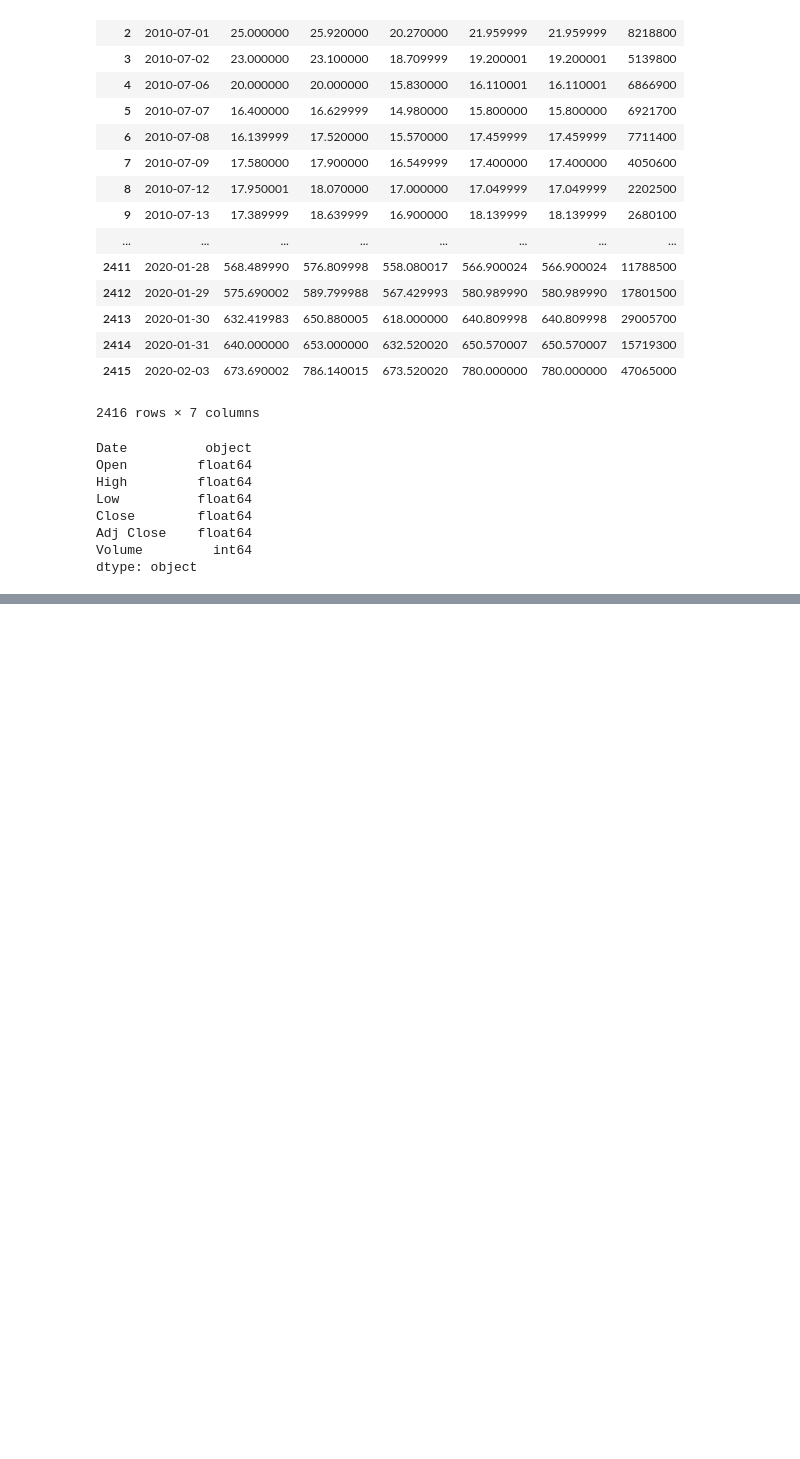
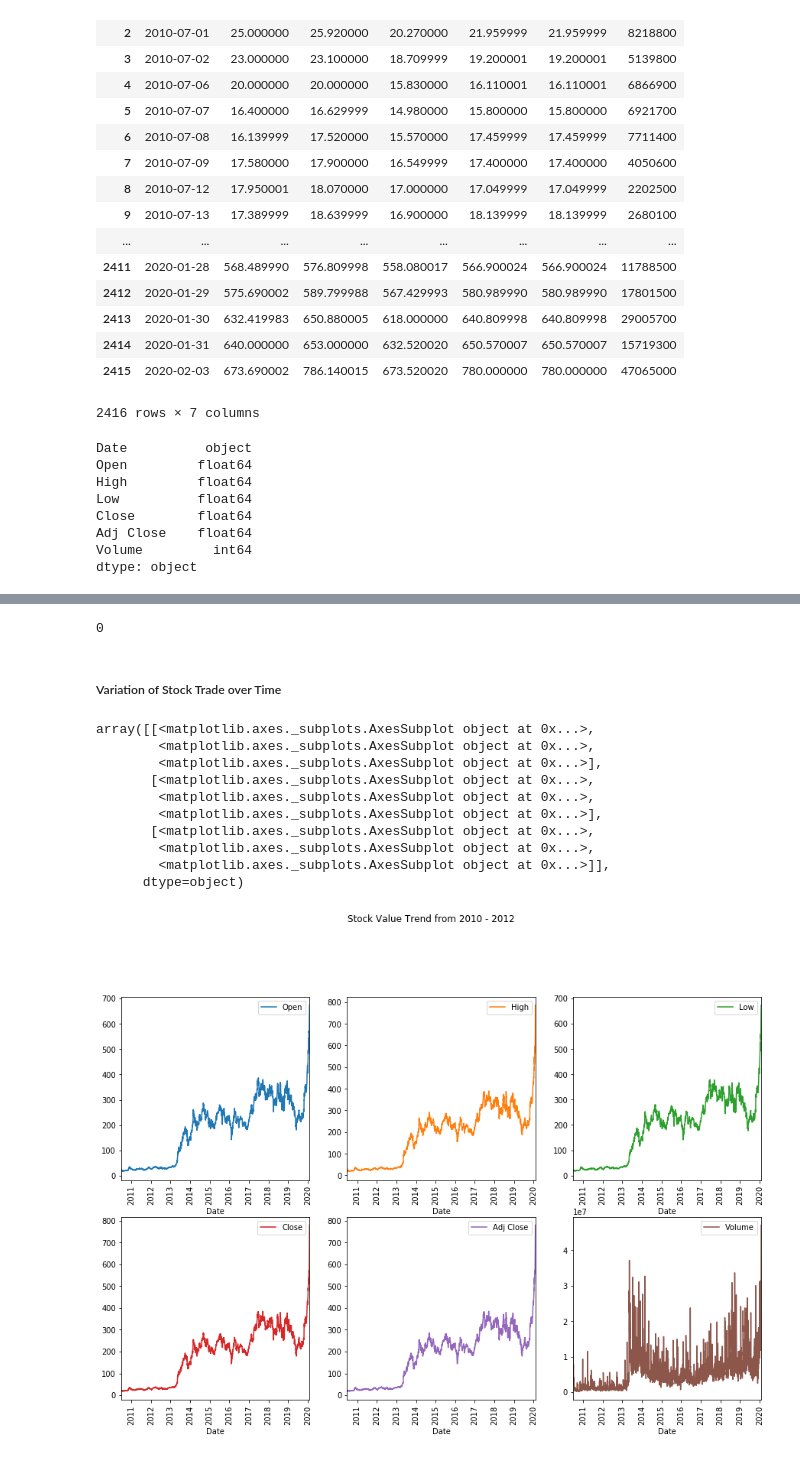
Before and after one commit to abpandey4/Tesla-Stock-Exploratory-Data-Analysis, a Jupyter notebook: Data Analysis on Tesla Stock Data 2010 - 2020.ipynb, the cells around one changed output, grey strips where cells are left out. Saved outputs shown, nothing was run; the diff lists cells and outputs as text; code cells hidden in the pictures; blank space fills up the shorter version.

```diff
--- a/Data Analysis on Tesla Stock Data 2010 - 2020.ipynb
+++ b/Data Analysis on Tesla Stock Data 2010 - 2020.ipynb
@@ -51,3 +51,8 @@ Close        float64
 Adj Close    float64
 Volume         int64
 dtype: object
+# %%
+# Convert the 'Date' column to 'datetime' object
+
+Data['Date'] = pd.to_datetime(Data['Date'])
+Data.dtypes
@@ -53,0 +87,30 @@ dtype: object
+# %%
+# Checkinh the null values
+
+Data.isnull().values.sum()
+
+# so we can see that there is no null values we can proceed
+# %% [output]
+0
+# %% [markdown]
+##### Variation of Stock Trade over Time
+# %%
+# Create a list of numerical variable that are to be visualised
+
+
+
+Column_List = ['Open', 'High', 'Low', 'Close', 'Adj Close', 'Volume']
+
+Data.plot(x = "Date", y = Column_List, subplots = True, layout = (3, 3), figsize = (15, 15), sharex = False, title = "Stock Value Trend from 2010 - 2012" , rot = 90)
+# %% [output]
+array([[<matplotlib.axes._subplots.AxesSubplot object at 0x...>,
+        <matplotlib.axes._subplots.AxesSubplot object at 0x...>,
+        <matplotlib.axes._subplots.AxesSubplot object at 0x...>],
+       [<matplotlib.axes._subplots.AxesSubplot object at 0x...>,
+        <matplotlib.axes._subplots.AxesSubplot object at 0x...>,
+        <matplotlib.axes._subplots.AxesSubplot object at 0x...>],
+       [<matplotlib.axes._subplots.AxesSubplot object at 0x...>,
+        <matplotlib.axes._subplots.AxesSubplot object at 0x...>,
+        <matplotlib.axes._subplots.AxesSubplot object at 0x...>]],
+      dtype=object)
+[figure, added]
```
Also changed, not shown: parts of 12 cells of this notebook.
